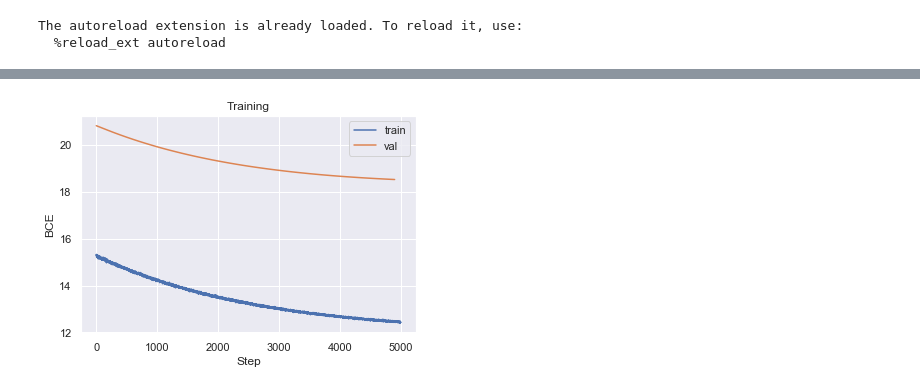
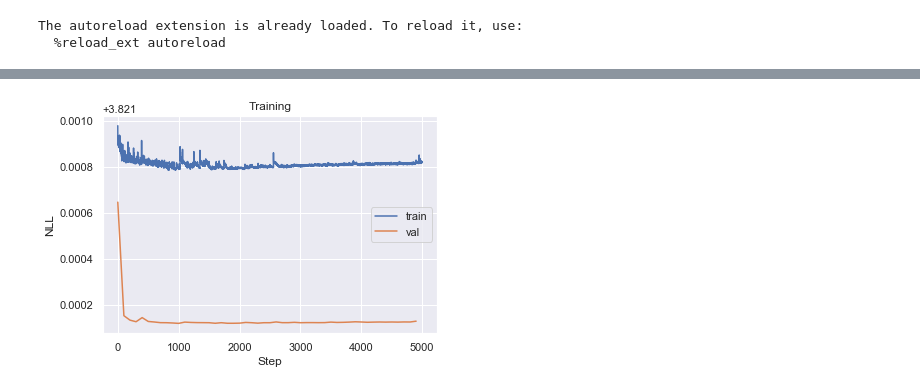
Before and after one commit to mdiephuis/Berkeley-cs294-158, a Jupyter notebook: hw1/HW1_MADE.ipynb, the cells around one changed output, grey strips where cells are left out. Drawn from its saved outputs; the diff is of its cells as text; code cells hidden in the pictures.

```diff
--- a/hw1/HW1_MADE.ipynb
+++ b/hw1/HW1_MADE.ipynb
@@ -168,8 +101,0 @@ class MADE(nn.Module):
-# %%
-d = 3
-n_classes = 1
-input_size = d * n_classes
-hidden_size = 6
-n_hidden_layers = 3
-
-model = MADE(d, n_classes, hidden_size, n_hidden_layers)
@@ -186,35 +176,39 @@ samples_y = samples // 200
 samples = np.stack([samples_x, samples_y], axis=1)
 train, valid = train_test_split(samples, test_size=0.2)
 
-input_shape = (200, )
-model = made_model(input_shape)
+d = 2
+n_classes = 200
+input_size = d * n_classes
+hidden_sizes = [400, 200, 400]
+
+model = MADE1(d, n_classes, hidden_sizes, False)
+
 optim = Adam(model.parameters(), lr=0.001)
-loss_fn = loss_bce
+loss_fn = loss_NLL
 n_epochs = 5000
-
 
 train = torch.from_numpy(train).type(torch.LongTensor)
 valid = torch.from_numpy(valid).type(torch.LongTensor)
 train_loss = []
 val_loss = []
 for epoch in range(0, n_epochs):
-    t_loss = train_validate(model, train, np.prod(input_shape), optim, loss_fn, train=True)
+    t_loss = train_validate(model, train, input_size, n_classes, optim, loss_fn, train=True)
     train_loss.append(t_loss)
 
     if epoch % 100 == 0:
-        v_loss = train_validate(model, valid, np.prod(input_shape), optim, loss_fn, train=False)
+        v_loss = train_validate(model, valid, input_size, n_classes, optim, loss_fn, train=False)
         val_loss.append(v_loss)
 # %%
 sns.set()
 plt.plot(np.arange(len(train_loss)), train_loss, label='train')
 plt.plot(np.arange(0, len(val_loss) * 100, 100), val_loss, label='val')
 plt.title('Training')
 plt.xlabel('Step')
-plt.ylabel('BCE')
+plt.ylabel('NLL')
 plt.legend()
 plt.grid(True)
 # %% [output]
-[figure, old version]
+[figure, new version]
 # %%
 import cv2
 
```
Also changed, not shown: parts of 7 cells of this notebook, 1 other file.
